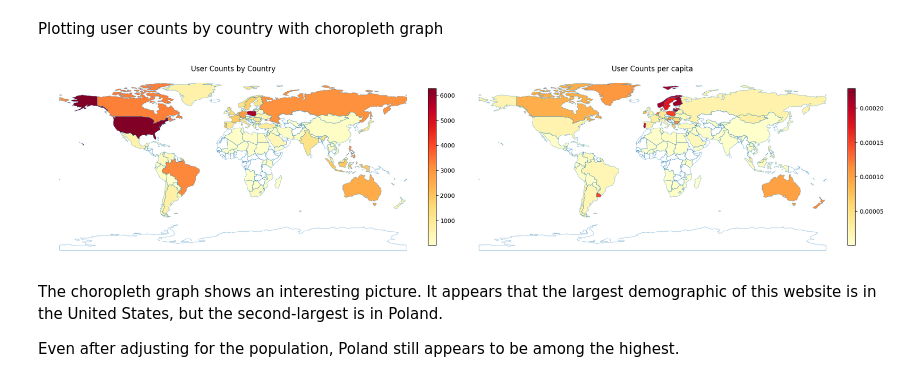
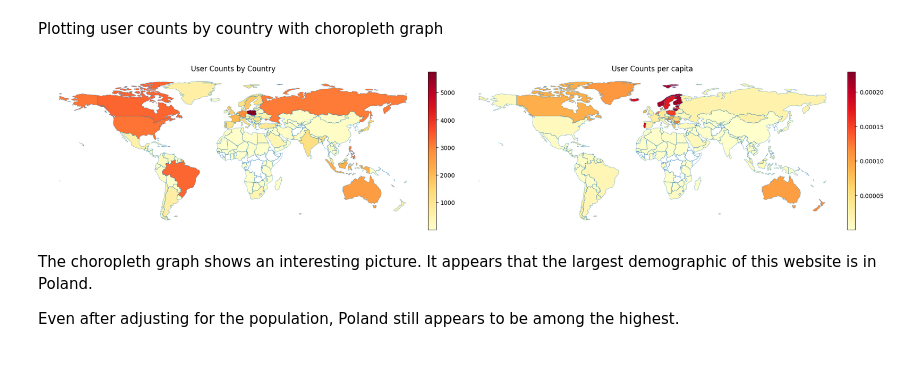
Before and after one commit to SafonovO/MyAnimeList-analysis, a Jupyter notebook: DataExploration.ipynb, the cells around one changed output. Drawn from its saved outputs; the diff is of its cells as text; code cells hidden in the pictures.

Commit message:
fix countries and cities

```diff
--- a/DataExploration.ipynb
+++ b/DataExploration.ipynb
@@ -50,38 +50,39 @@ The results above allow us to see that the reported ages of people in the anime
 ### Country loading
 # %%
 countries = users.groupby('country').size().reset_index(name='count')
-countries.rename(columns={'country': 'SOVEREIGNT', 'count': 'User_Count'}, inplace=True)
+countries.rename(columns={'country': 'NAME', 'count': 'User_Count'}, inplace=True)
+world = gpd.read_file('Data/ne_110m_admin_0_sovereignty/ne_110m_admin_0_sovereignty.shp')
+world = world[(world['TYPE'] == 'Sovereign country') | (world['TYPE'] == 'Country') | (world['TYPE'] == 'Sovereignty')]
+world = world.merge(countries, how='left', on='NAME')
 # %% [markdown]
 Plotting user counts by country with choropleth graph
 # %%
 fig, (ax1,ax2) = plt.subplots(1, 2, figsize=(20, 15))
 
-world = gpd.read_file('Data/ne_110m_admin_0_sovereignty/ne_110m_admin_0_sovereignty.shp')
-world = world.merge(countries, how='left', on='SOVEREIGNT')
 world.boundary.plot(ax=ax1, linewidth=0.3)
 choropleth = world.plot(column='User_Count', ax=ax1, legend=False, cmap='YlOrRd')
 
 world_adjusted  = world.copy()
 world_adjusted['User_Count'] = world_adjusted['User_Count'] / world_adjusted['POP_EST']
 world_adjusted.boundary.plot(ax=ax2, linewidth=0.3)
 choropleth_adjusted = world_adjusted.plot(column='User_Count', ax=ax2, legend=False, cmap='YlOrRd')
 # Create colorbar
 sm = plt.cm.ScalarMappable(cmap='YlOrRd',norm=mcolors.Normalize(vmin=world['User_Count'].min(), vmax=world['User_Count'].max()))
 sm.set_array([])
 cbar = fig.colorbar(sm, ax=ax1, orientation='vertical', fraction=0.02, pad=0.01)
 
 sm2 = plt.cm.ScalarMappable(cmap='YlOrRd',norm=mcolors.Normalize(vmin=world_adjusted['User_Count'].min(), vmax=world_adjusted['User_Count'].max()))
 sm2.set_array([])
 cbar2 = fig.colorbar(sm2, ax=ax2, orientation='vertical', fraction=0.02, pad=0.01)
 ax1.axis('off')
 ax1.set_title('User Counts by Country')
 ax2.axis('off')
 ax2.set_title('User Counts per capita')
 plt.tight_layout()
 plt.show()
 # %% [output]
-[figure, old version]
+[figure, new version]
 # %% [markdown]
-The choropleth graph shows an interesting picture. It appears that the largest demographic of this website is in the United States, but the second-largest is in Poland.
+The choropleth graph shows an interesting picture. It appears that the largest demographic of this website is in Poland.
 
 Even after adjusting for the population, Poland still appears to be among the highest.
```
Also changed, not shown: parts of 1 cell of this notebook, 1 other file.
